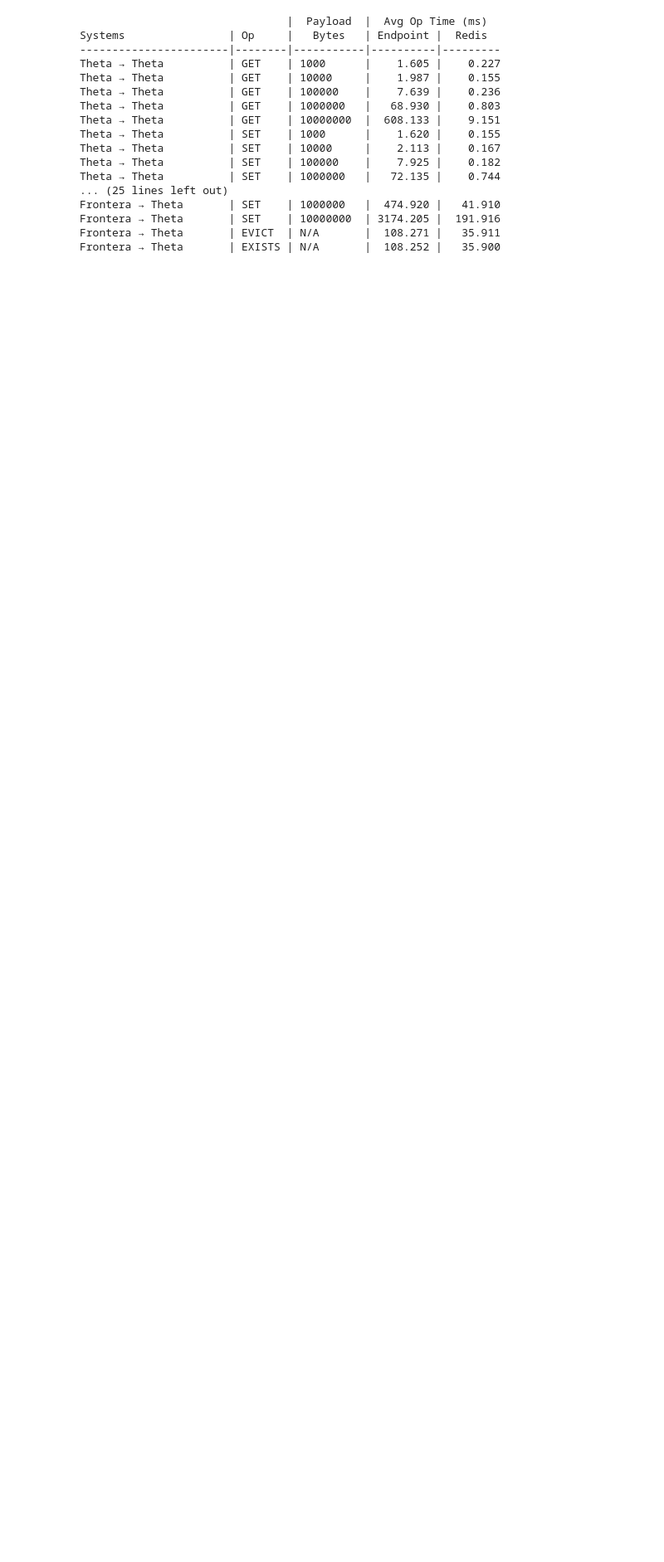
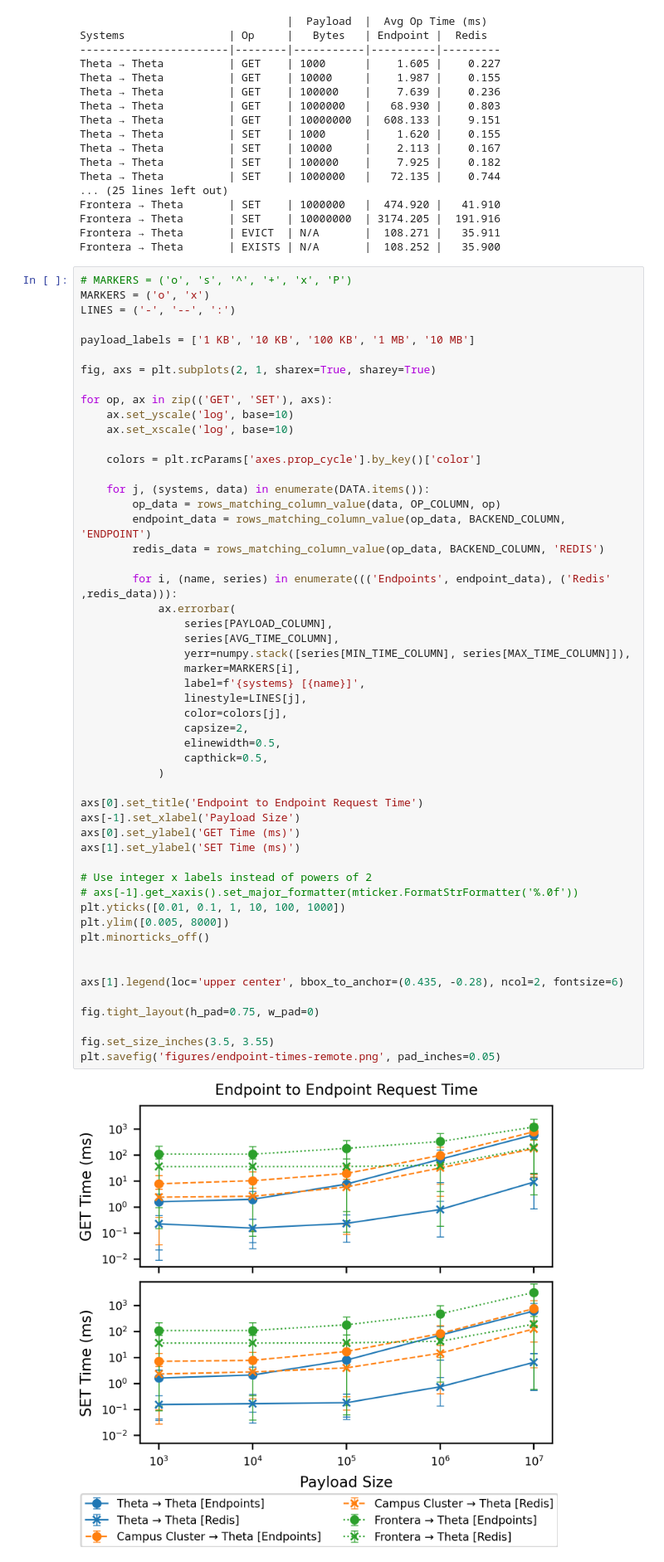
Before and after one commit to proxystore/sc23-evaluation, a Jupyter notebook: 2-endpoint-times-remote.ipynb, the cells around one changed output. Shown: that part at 83% size. Drawn from its saved outputs; the diff is of its cells as text; blank space fills up the shorter version.

```diff
--- a/2-endpoint-times-remote.ipynb
+++ b/2-endpoint-times-remote.ipynb
@@ -137,3 +137,57 @@ Frontera → Theta       | SET    | 1000000   |  474.920 |   41.910
 Frontera → Theta       | SET    | 10000000  | 3174.205 |  191.916
 Frontera → Theta       | EVICT  | N/A       |  108.271 |   35.911
 Frontera → Theta       | EXISTS | N/A       |  108.252 |   35.900
+# %%
+# MARKERS = ('o', 's', '^', '+', 'x', 'P')
+MARKERS = ('o', 'x')
+LINES = ('-', '--', ':')
+
+payload_labels = ['1 KB', '10 KB', '100 KB', '1 MB', '10 MB']
+
+fig, axs = plt.subplots(2, 1, sharex=True, sharey=True)
+
+for op, ax in zip(('GET', 'SET'), axs):
+    ax.set_yscale('log', base=10)
+    ax.set_xscale('log', base=10)
+
+    colors = plt.rcParams['axes.prop_cycle'].by_key()['color']
+
+    for j, (systems, data) in enumerate(DATA.items()):
+        op_data = rows_matching_column_value(data, OP_COLUMN, op)
+        endpoint_data = rows_matching_column_value(op_data, BACKEND_COLUMN, 'ENDPOINT')
+        redis_data = rows_matching_column_value(op_data, BACKEND_COLUMN, 'REDIS')
+
+        for i, (name, series) in enumerate((('Endpoints', endpoint_data), ('Redis' ,redis_data))):
+            ax.errorbar(
+                series[PAYLOAD_COLUMN],
+                series[AVG_TIME_COLUMN],
+                yerr=numpy.stack([series[MIN_TIME_COLUMN], series[MAX_TIME_COLUMN]]),
+                marker=MARKERS[i],
+                label=f'{systems} [{name}]',
+                linestyle=LINES[j],
+                color=colors[j],
+                capsize=2,
+                elinewidth=0.5,
+                capthick=0.5,
+            )
+
+axs[0].set_title('Endpoint to Endpoint Request Time')
+axs[-1].set_xlabel('Payload Size')
+axs[0].set_ylabel('GET Time (ms)')
+axs[1].set_ylabel('SET Time (ms)')
+
+# Use integer x labels instead of powers of 2
+# axs[-1].get_xaxis().set_major_formatter(mticker.FormatStrFormatter('%.0f'))
+plt.yticks([0.01, 0.1, 1, 10, 100, 1000])
+plt.ylim([0.005, 8000])
+plt.minorticks_off()
+
+
+axs[1].legend(loc='upper center', bbox_to_anchor=(0.435, -0.28), ncol=2, fontsize=6)
+
+fig.tight_layout(h_pad=0.75, w_pad=0)
+
+fig.set_size_inches(3.5, 3.55)
+plt.savefig('figures/endpoint-times-remote.png', pad_inches=0.05)
+# %% [output]
+[figure, added]
```
Also changed, not shown: 6 other files.
